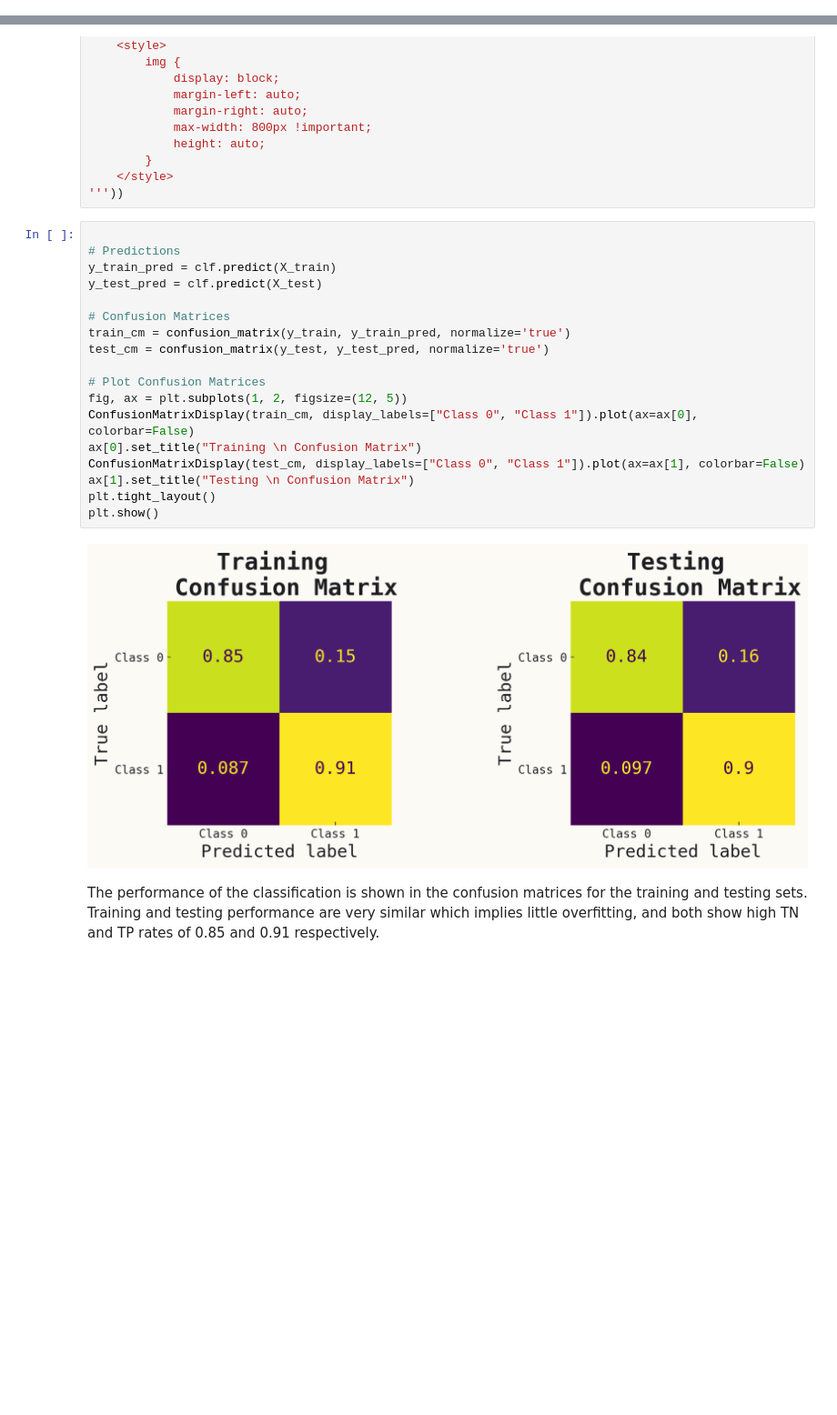
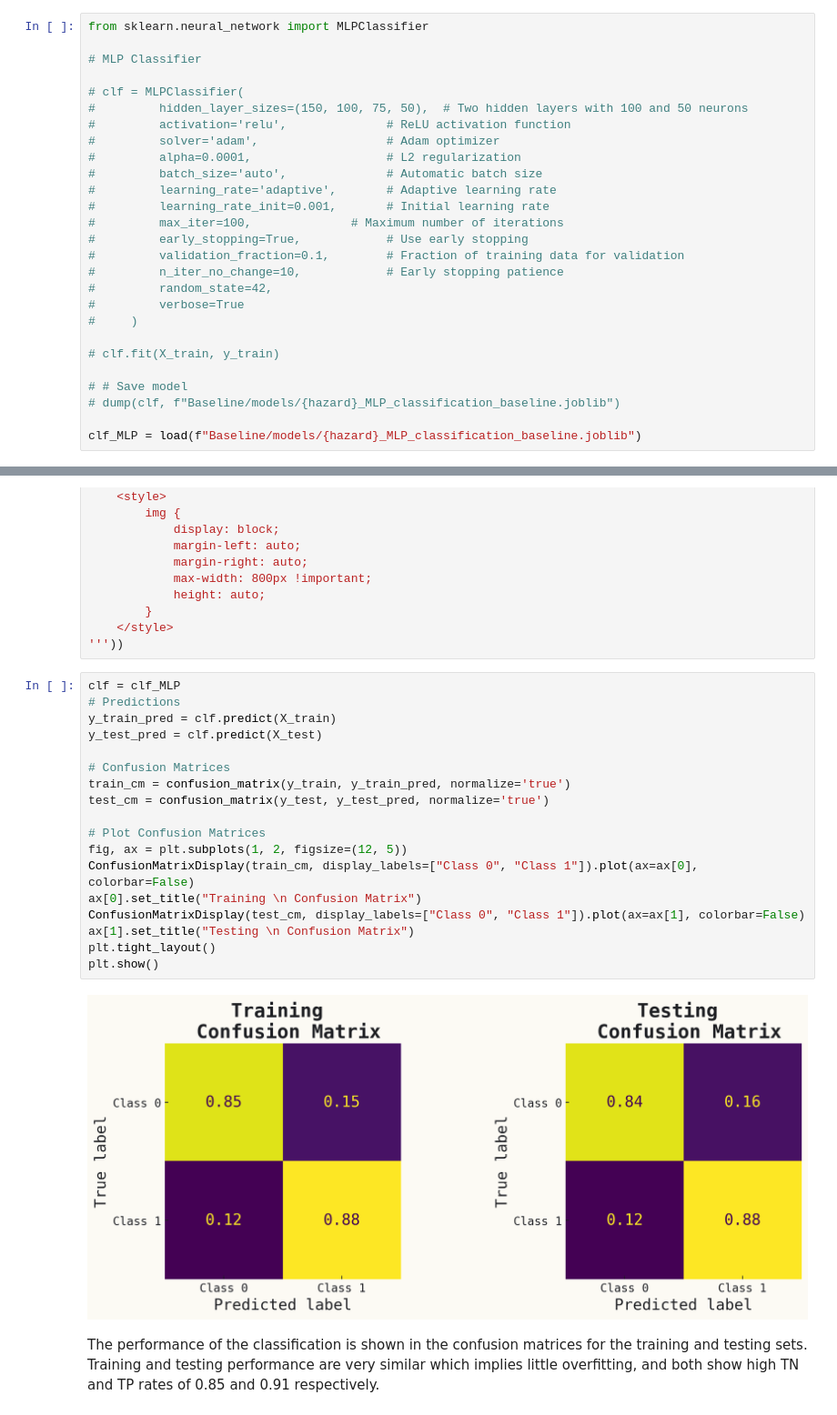
Before and after one commit to jerbeario/MasterThesis, a Jupyter notebook: Baseline/sandbox.ipynb, the cells around one changed output, grey strips where cells are left out. Shown at 91% size. Drawn from its saved outputs; the diff is of its cells as text; blank space fills up the shorter version.

```diff
--- a/Baseline/sandbox.ipynb
+++ b/Baseline/sandbox.ipynb
@@ -133,3 +135,30 @@ clf = load(f"Baseline/models/{hazard}_classification_baseline.joblib")
+# %%
+from sklearn.neural_network import MLPClassifier
+
+# MLP Classifier
+
+# clf = MLPClassifier(
+#         hidden_layer_sizes=(150, 100, 75, 50),  # Two hidden layers with 100 and 50 neurons
+#         activation='relu',              # ReLU activation function
+#         solver='adam',                  # Adam optimizer
+#         alpha=0.0001,                   # L2 regularization
+#         batch_size='auto',              # Automatic batch size
+#         learning_rate='adaptive',       # Adaptive learning rate
+#         learning_rate_init=0.001,       # Initial learning rate
+#         max_iter=100,              # Maximum number of iterations
+#         early_stopping=True,            # Use early stopping
+#         validation_fraction=0.1,        # Fraction of training data for validation
+#         n_iter_no_change=10,            # Early stopping patience
+#         random_state=42,
+#         verbose=True
+#     )
+
+# clf.fit(X_train, y_train)
+
+# # Save model
+# dump(clf, f"Baseline/models/{hazard}_MLP_classification_baseline.joblib")
+
+clf_MLP = load(f"Baseline/models/{hazard}_MLP_classification_baseline.joblib")
 # %%
 from IPython.display import display, HTML
 
@@ -145,25 +174,25 @@ display(HTML('''
     </style>
 '''))
 # %%
-
+clf = clf_MLP
 # Predictions
 y_train_pred = clf.predict(X_train)
 y_test_pred = clf.predict(X_test)
 
 # Confusion Matrices
 train_cm = confusion_matrix(y_train, y_train_pred, normalize='true')
 test_cm = confusion_matrix(y_test, y_test_pred, normalize='true')
 
 # Plot Confusion Matrices
 fig, ax = plt.subplots(1, 2, figsize=(12, 5))
 ConfusionMatrixDisplay(train_cm, display_labels=["Class 0", "Class 1"]).plot(ax=ax[0], colorbar=False)
 ax[0].set_title("Training \n Confusion Matrix")
 ConfusionMatrixDisplay(test_cm, display_labels=["Class 0", "Class 1"]).plot(ax=ax[1], colorbar=False)
 ax[1].set_title("Testing \n Confusion Matrix")
 plt.tight_layout()
 plt.show()
 # %% [output]
-[figure, old version]
+[figure, new version]
 # %% [markdown]
 The performance of the classification is shown in the confusion matrices for the training and testing sets. Training and testing performance are very similar which implies little overfitting, and both show high TN and TP rates of 0.85 and 0.91 respectively.
 # %%
```
Also changed, not shown: parts of 8 cells of this notebook, 46 other files.
